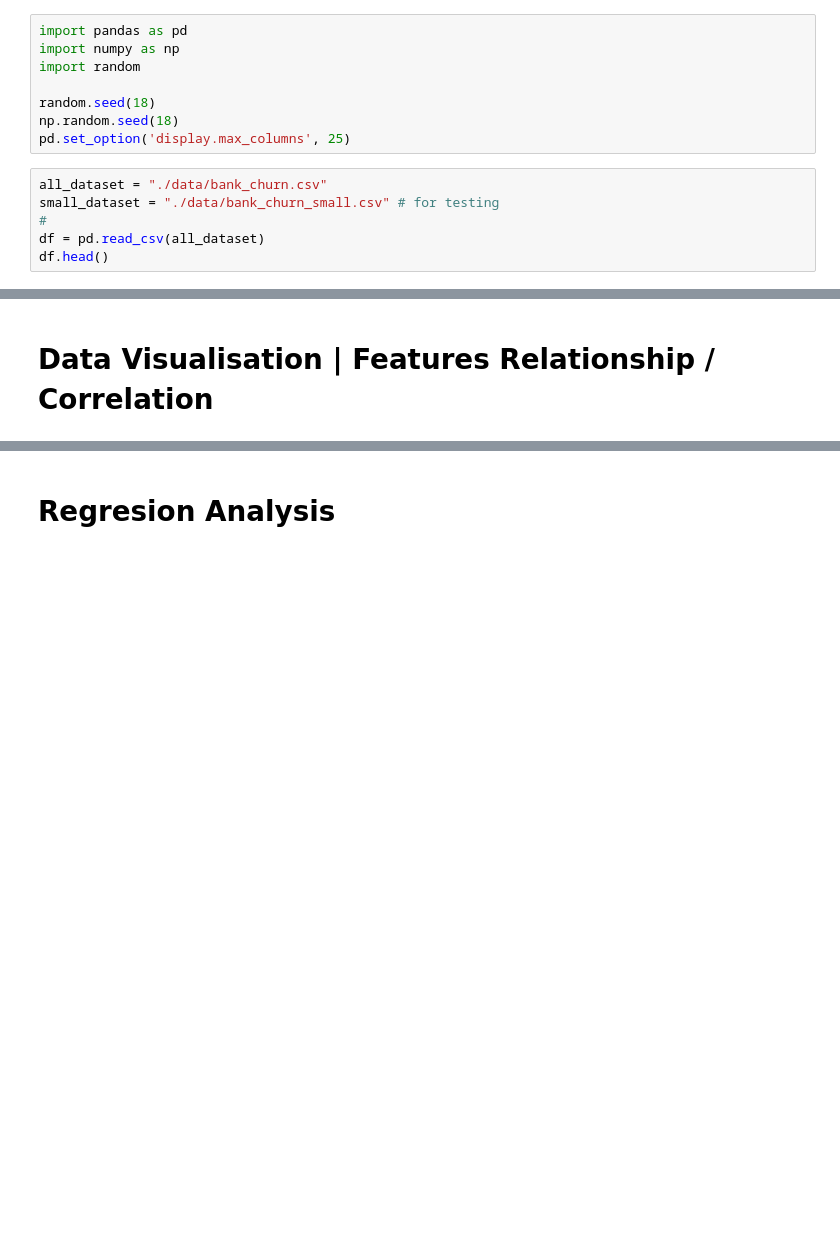
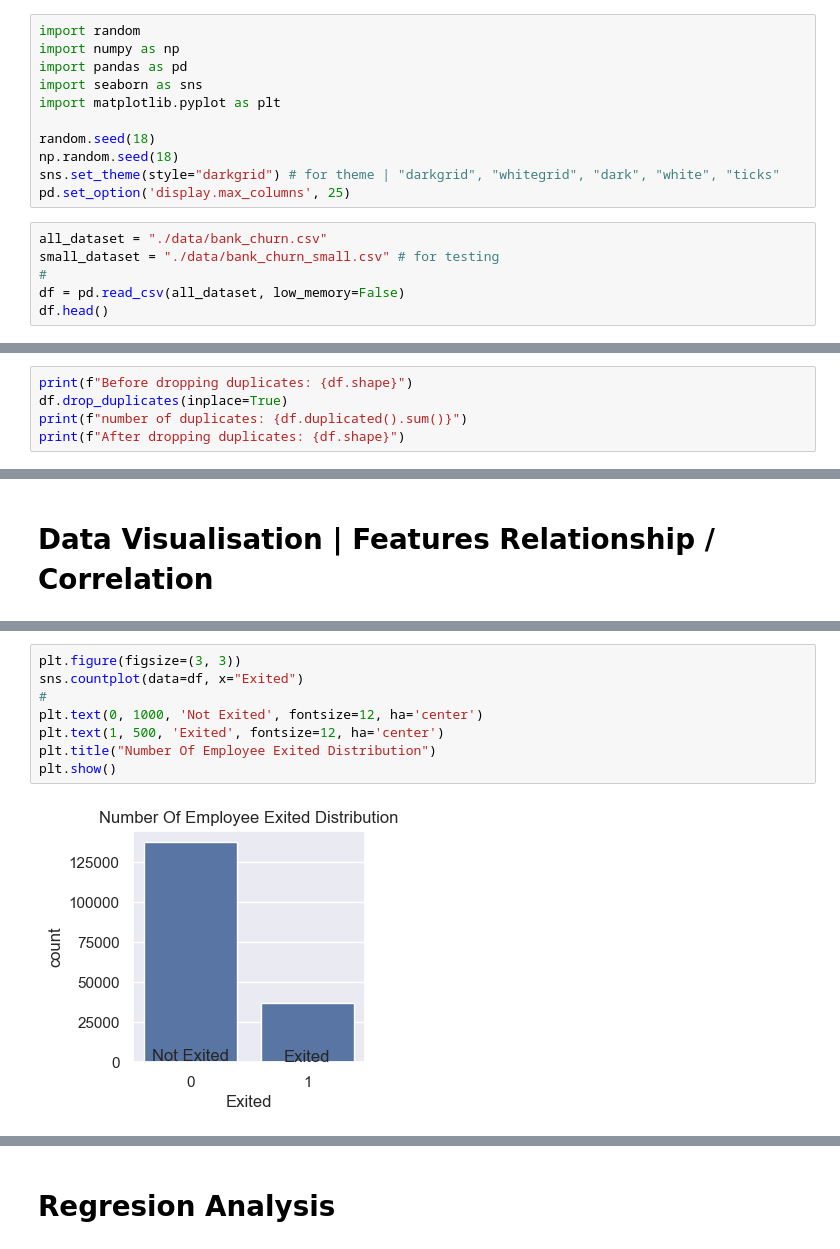
Before and after one commit to kibambe-0167/lrd-first, a Jupyter notebook: app.ipynb, the cells around one changed output, grey strips where cells are left out. Saved outputs shown, nothing was run; the diff lists cells and outputs as text; blank space fills up the shorter version.

```diff
--- a/app.ipynb
+++ b/app.ipynb
@@ -29,18 +29,21 @@ Analysts and data scientists can leverage these features to build predictive mod
 # %% [markdown]
 # Data Loading
 # %%
+import random
+import numpy as np
 import pandas as pd
-import numpy as np
-import random
+import seaborn as sns
+import matplotlib.pyplot as plt
 
 random.seed(18)
 np.random.seed(18)
+sns.set_theme(style="darkgrid") # for theme | "darkgrid", "whitegrid", "dark", "white", "ticks"
 pd.set_option('display.max_columns', 25)
 # %%
 all_dataset = "./data/bank_churn.csv"
 small_dataset = "./data/bank_churn_small.csv" # for testing
 #
-df = pd.read_csv(all_dataset)
+df = pd.read_csv(all_dataset, low_memory=False)
 df.head()
 # %% [output]
 |  | Surname | CreditScore | Age | Tenure | Balance | NumOfProducts | HasCrCard | IsActiveMember | ... |
@@ -282,0 +310,5 @@ df.head()
+# %%
+print(f"Before dropping duplicates: {df.shape}")
+df.drop_duplicates(inplace=True)
+print(f"number of duplicates: {df.duplicated().sum()}")
+print(f"After dropping duplicates: {df.shape}")
@@ -300,0 +330,10 @@ df
+# %%
+plt.figure(figsize=(3, 3))
+sns.countplot(data=df, x="Exited")
+#
+plt.text(0, 1000, 'Not Exited', fontsize=12, ha='center')
+plt.text(1, 500, 'Exited', fontsize=12, ha='center')
+plt.title("Number Of Employee Exited Distribution")
+plt.show()
+# %% [output]
+[figure, added]
```
Also changed, not shown: parts of 9 cells of this notebook.
